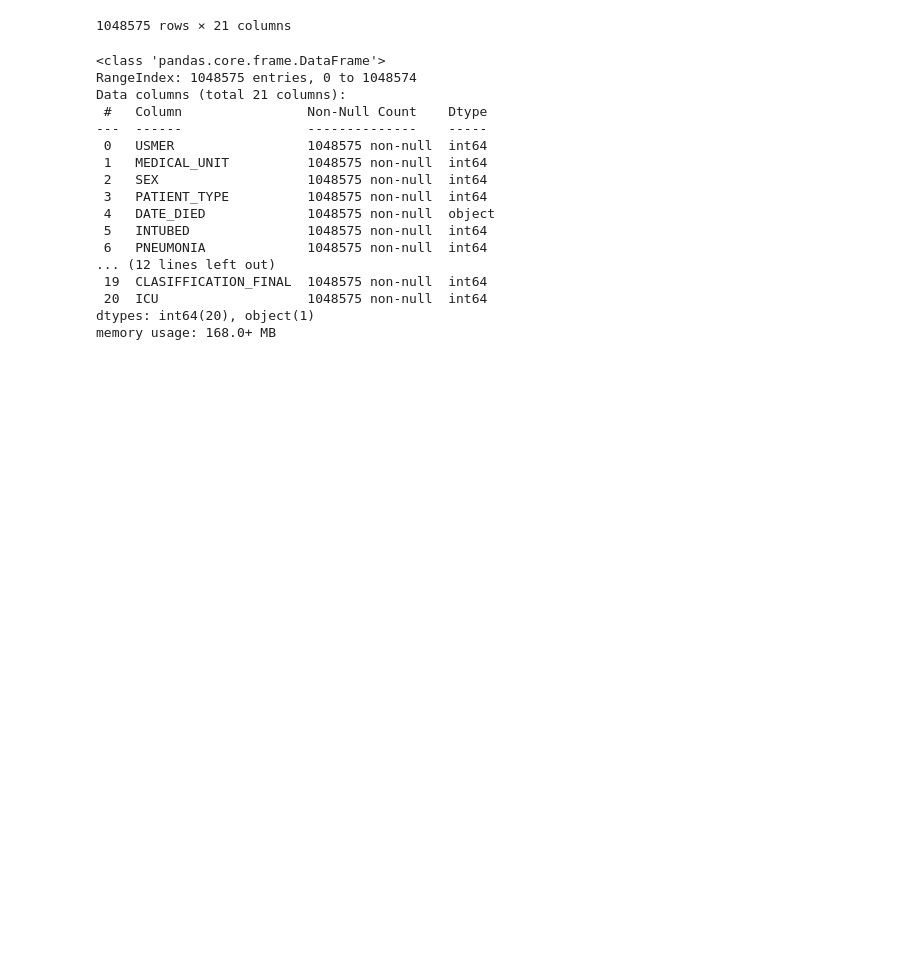
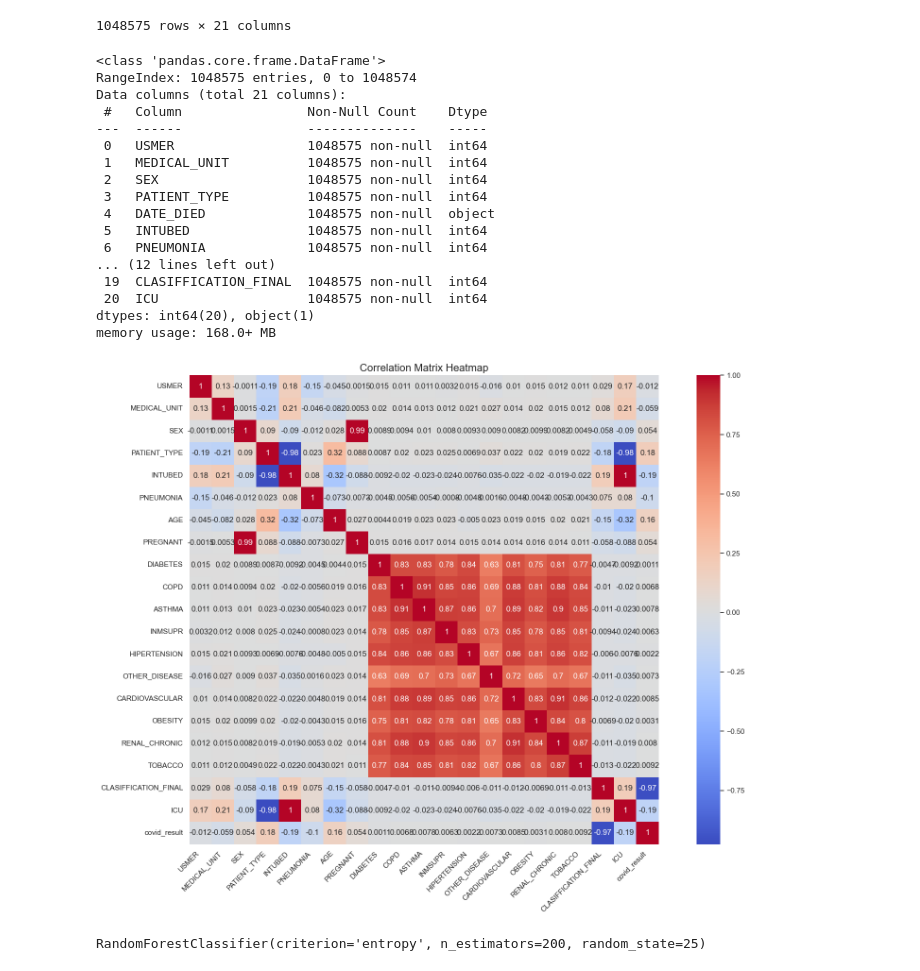
Before and after one commit to SakkoumHamza/covid19_cassandra_analysis, a Jupyter notebook: www.ipynb, the cells around one changed output. Drawn from its saved outputs; the diff is of its cells as text; code cells hidden in the pictures; blank space fills up the shorter version.

Commit message:
Created the model + data cleaning

```diff
--- a/www.ipynb
+++ b/www.ipynb
@@ -39,6 +42,26 @@ Data columns (total 21 columns):
 dtypes: int64(20), object(1)
 memory usage: 168.0+ MB
 # %%
-df['DATE_DIED'] = df['DATE_DIED'].replace['9999-99-99',pd.NaT]
+#df['DATE_DIED'] = df['DATE_DIED'].replace('9999-99-99',pd.NaT)
 # %%
-df['DATE_DIED'] = pd.to_datetime(df['DATE_DIED'],format='mixte',dayfirst=True)
+#df['DATE_DIED'] = pd.to_datetime(df['DATE_DIED'],errors='coerce')
+# %%
+df['covid_result'] = df['CLASIFFICATION_FINAL'].apply(lambda x : 1 if x in [1,2,3] else 0)
+# %%
+numeric_df = df.select_dtypes(include=['number'])
+
+corr_matrix = numeric_df.corr()
+
+# Plot heatmap directly (without manually creating plt.figure())
+sns.set(style="white")  # optional styling
+plt.figure(figsize=(17, 12))
+heatmap = sns.heatmap(corr_matrix, annot=True, cmap='coolwarm', square=True, cbar=True)
+
+# Title and formatting
+plt.title("Correlation Matrix Heatmap", fontsize=16)
+plt.xticks(rotation=45, ha='right')
+plt.yticks(rotation=0)
+plt.tight_layout()
+plt.show()
+# %% [output]
+[figure, added]
@@ -44,0 +94,5 @@ df['DATE_DIED'] = pd.to_datetime(df['DATE_DIED'],format='mixte',dayfirst=True)
+# %%
+model = RandomForestClassifier(criterion = 'entropy', n_estimators=200, random_state=25)
+model.fit(Xtrain,Ytrain)
+# %% [output]
+RandomForestClassifier(criterion='entropy', n_estimators=200, random_state=25)
```
Also changed, not shown: parts of 7 cells of this notebook, 1 other file.
